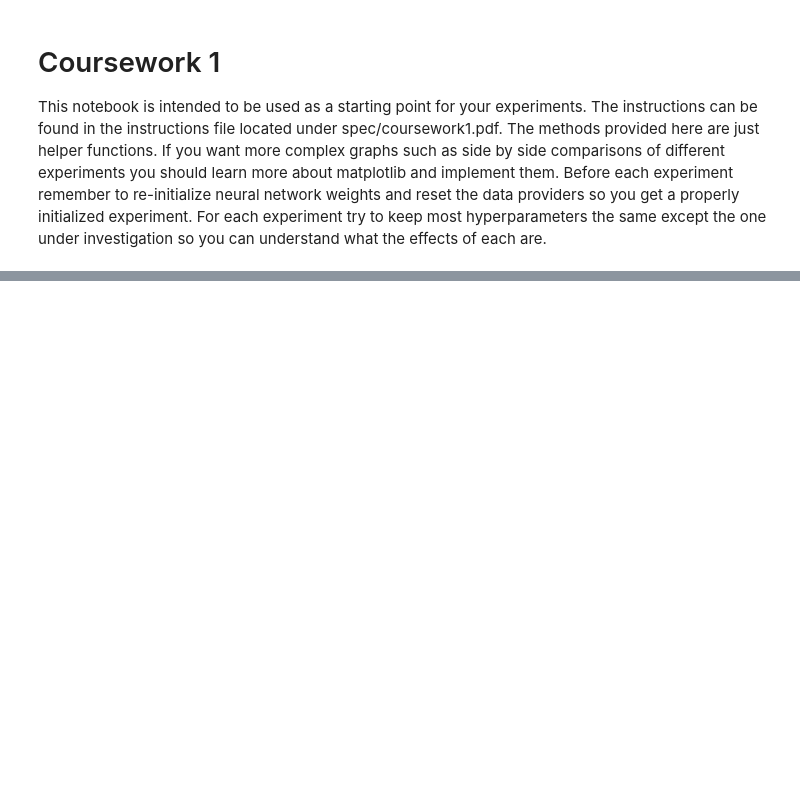
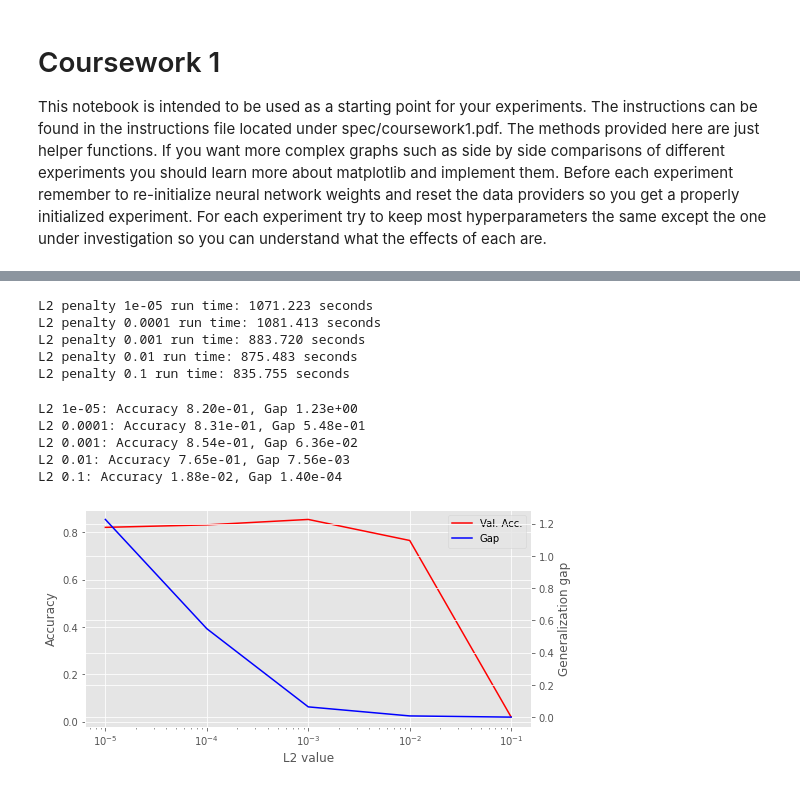
Before and after one commit to Mushinako/mlpractical, a Jupyter notebook: notebooks/Coursework_1.ipynb, the cells around one changed output, grey strips where cells are left out. Cells and saved outputs as stored; diff of their text form; code cells hidden in the pictures; blank space fills up the shorter version.

```diff
--- a/notebooks/Coursework_1.ipynb
+++ b/notebooks/Coursework_1.ipynb
@@ -381,7 +493,22 @@ if data_l2 is None:
         for pen in [1e-5, 1e-4, 1e-3, 1e-2, 1e-1]
     }
     %store data_l2
+for pen, data in data_l2.items():
+    print(f"L2 penalty {pen} run time: {data[2]:.3f} seconds")
+# %% [output]
+L2 penalty 1e-05 run time: 1071.223 seconds
+L2 penalty 0.0001 run time: 1081.413 seconds
+L2 penalty 0.001 run time: 883.720 seconds
+L2 penalty 0.01 run time: 875.483 seconds
+L2 penalty 0.1 run time: 835.755 seconds
 # %%
-plot_fig_4(data_l2, "L2")
+plot_fig_4_penalty(data_l2, "L2")
+# %% [output]
+L2 1e-05: Accuracy 8.20e-01, Gap 1.23e+00
+L2 0.0001: Accuracy 8.31e-01, Gap 5.48e-01
+L2 0.001: Accuracy 8.54e-01, Gap 6.36e-02
+L2 0.01: Accuracy 7.65e-01, Gap 7.56e-03
+L2 0.1: Accuracy 1.88e-02, Gap 1.40e-04
+[figure, added]
 # %%
 plot_fig_valid(data_l2, "l2")
```
Also changed, not shown: parts of 25 cells of this notebook.
